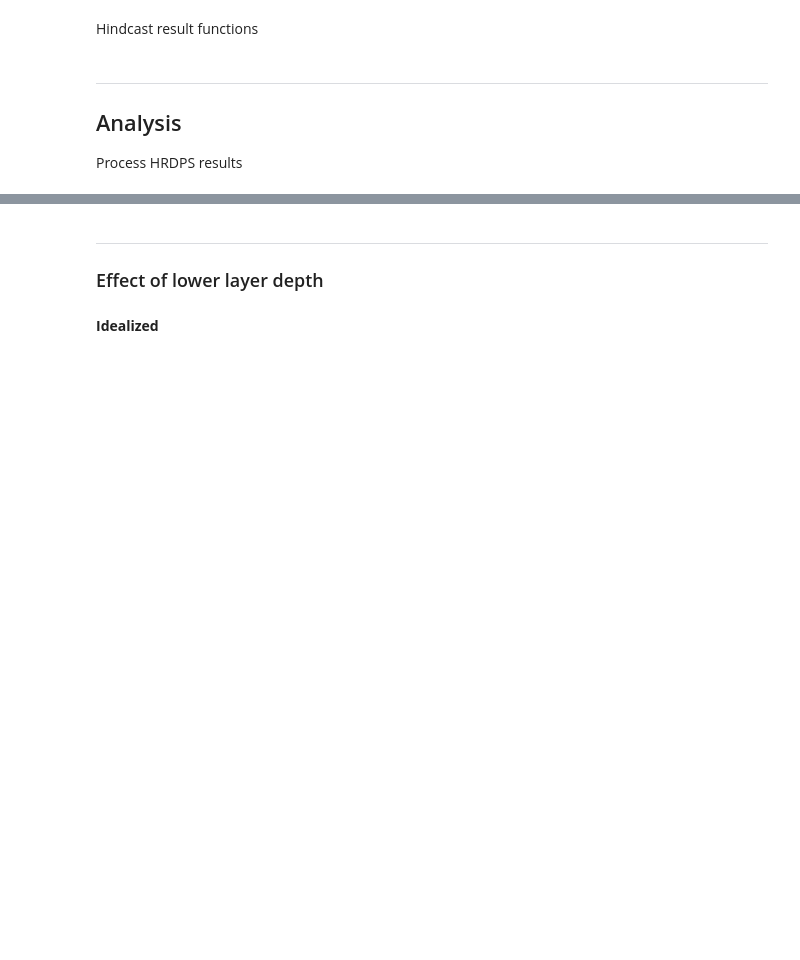
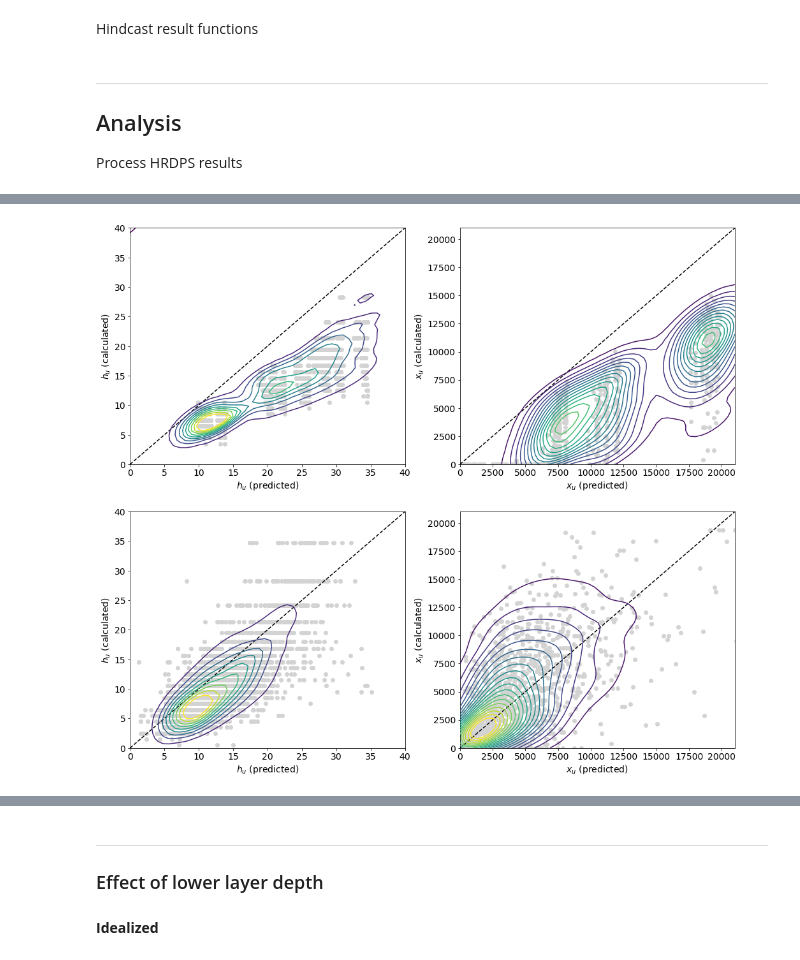
Before and after one commit to SalishSeaCast/SoG_upwelling_EOF_paper, a Jupyter notebook: notebooks/upwell_processing_sanity_check.ipynb, the cells around one changed output, grey strips where cells are left out. Cells and saved outputs as stored; diff of their text form; code cells hidden in the pictures; blank space fills up the shorter version.

Commit message:
New prediction for pycnocline advection

```diff
--- a/notebooks/upwell_processing_sanity_check.ipynb
+++ b/notebooks/upwell_processing_sanity_check.ipynb
@@ -45,7 +47,7 @@ params = {
 }
 
 const = {
-    'g': 9.81, 'f': 1.11e-4, 'N': 0.01, 'h_s': 10, 'H': 50, 'L_r': 1e4, 't': 86400,
+    'g': 9.81, 'f': 1.11e-4, 'N': 0.01, 'h_s': 10, 'H': 50, 'L_r': 2e4, 't': 86400,
     'rho_0': 1025, 'rho_s': 1020, 'rho_air': 1.23, 'C_d': 1e-3,
 }
 
@@ -384,8 +402,8 @@ def load_hindcast(
 
 Process HRDPS results
 # %%
-const['H'] = 20
+const['H'] = 40
 sections = calc_coastline_indices()
-runs_wind = load_wind(events)
+#runs_wind = load_wind(events)
 runs_idealized = load_idealized()
 runs_hindcast = load_hindcast(events)
@@ -391,0 +473,22 @@ runs_hindcast = load_hindcast(events)
+# %%
+fig, axs = plt.subplots(2, 2, figsize=(17, 15))
+
+for row, runs, tau in zip(axs, [runs_idealized, runs_hindcast], [runs_idealized['tau_along'], runs_wind['tau_along']]):
+
+    predictions = calc_predictions(runs, tau)
+
+    for ax, key, lim, levels in zip(row, ['h_u', 'x_u'], [40, 2.1e4], [(0, 1e-2, 1e-3), (0, 2e-8, 1e-9)]):
+        ax.plot(predictions[key], runs[key], 'o', color='lightgray')
+        grid = np.linspace(0, lim, 50)
+        index = (runs[key] > 0) & ~np.isnan(predictions[key])
+        kde = gaussian_kde(np.vstack([predictions[key][index], runs[key][index]]))
+        Xgrid, Ygrid = np.meshgrid(grid, grid)
+        Z = kde.evaluate(np.vstack([Xgrid.ravel(), Ygrid.ravel()]))
+        ax.contour(Xgrid, Ygrid, Z.reshape(Xgrid.shape), levels=np.arange(*levels), zorder=10)
+        ax.plot([0, lim], [0, lim], 'k--')
+        ax.set_xlim([0, lim])
+        ax.set_ylim([0, lim])
+        ax.set_xlabel(f'${key}$' + ' (predicted)')
+        ax.set_ylabel(f'${key}$' + ' (calculated)')
+# %% [output]
+[figure, added]
```
Also changed, not shown: parts of 12 cells of this notebook.
